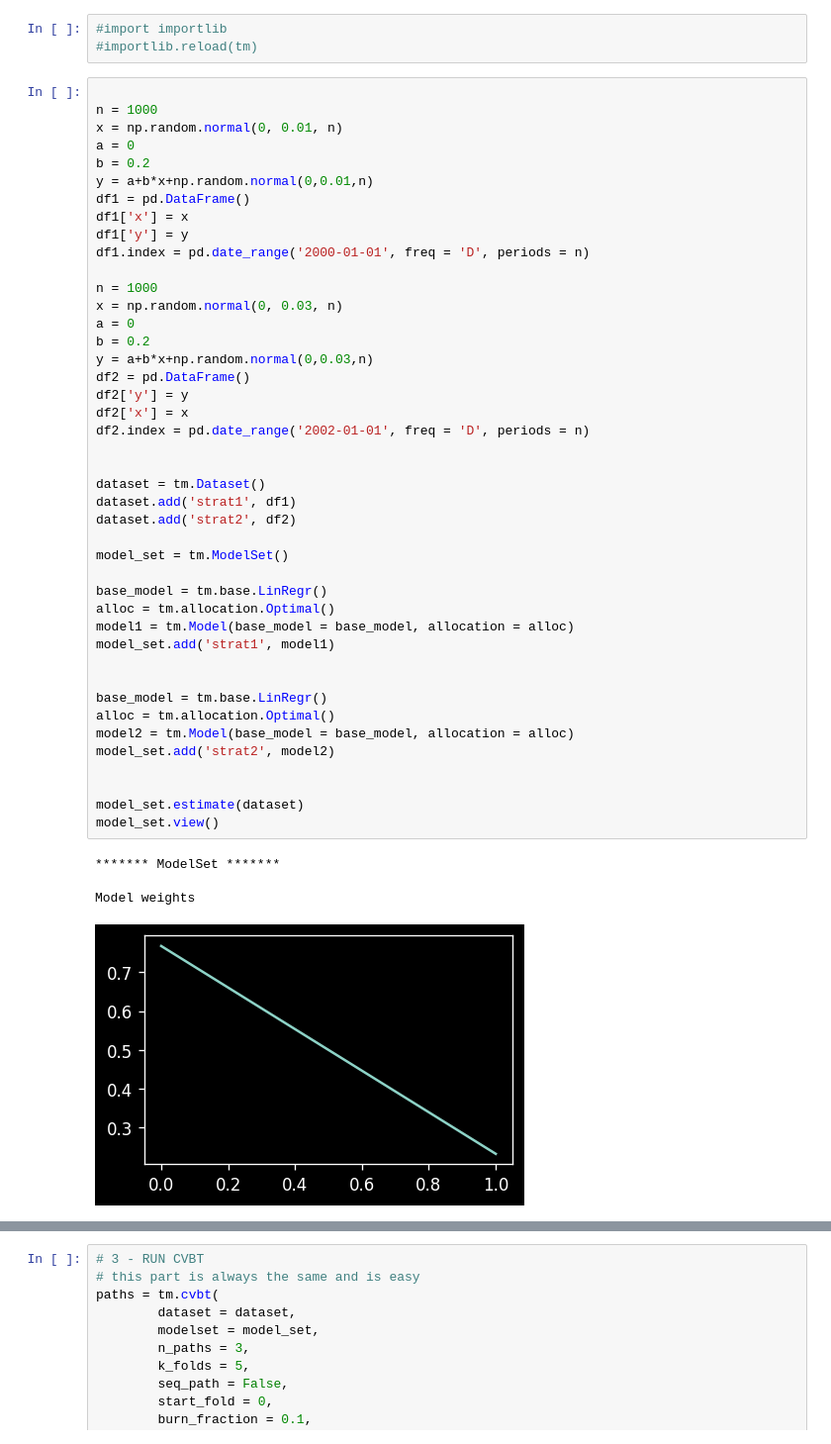
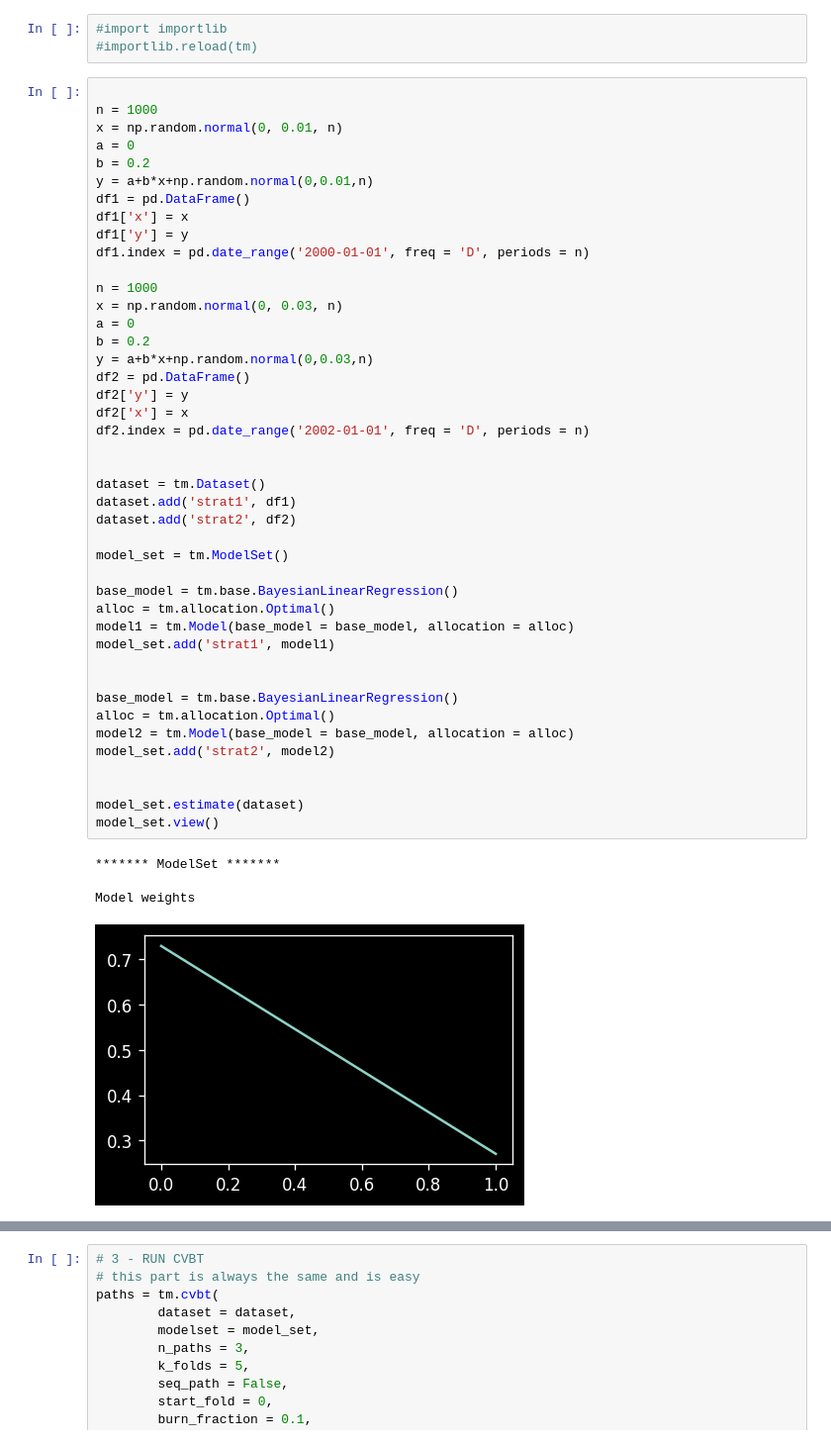
Before and after one commit to ruijaulino/tm, a Jupyter notebook: tm_example_multi.ipynb, the cells around one changed output, grey strips where cells are left out. Shown at 99% size. Drawn from its saved outputs; the diff is of its cells as text.

```diff
--- a/tm_example_multi.ipynb
+++ b/tm_example_multi.ipynb
@@ -33,33 +33,33 @@ a = 0
 b = 0.2
 y = a+b*x+np.random.normal(0,0.03,n)
 df2 = pd.DataFrame()
 df2['y'] = y
 df2['x'] = x
 df2.index = pd.date_range('2002-01-01', freq = 'D', periods = n)
 
 
 dataset = tm.Dataset()
 dataset.add('strat1', df1)
 dataset.add('strat2', df2)
 
 model_set = tm.ModelSet()
 
-base_model = tm.base.LinRegr()
+base_model = tm.base.BayesianLinearRegression()
 alloc = tm.allocation.Optimal()
 model1 = tm.Model(base_model = base_model, allocation = alloc)
 model_set.add('strat1', model1)
 
 
-base_model = tm.base.LinRegr()
+base_model = tm.base.BayesianLinearRegression()
 alloc = tm.allocation.Optimal()
 model2 = tm.Model(base_model = base_model, allocation = alloc)
 model_set.add('strat2', model2)
 
 
 model_set.estimate(dataset)
 model_set.view()
 # %% [output]
 ******* ModelSet *******
 
 Model weights
-[figure, old version]
+[figure, new version]
```
Also changed, not shown: parts of 3 cells of this notebook, 4 other files.
